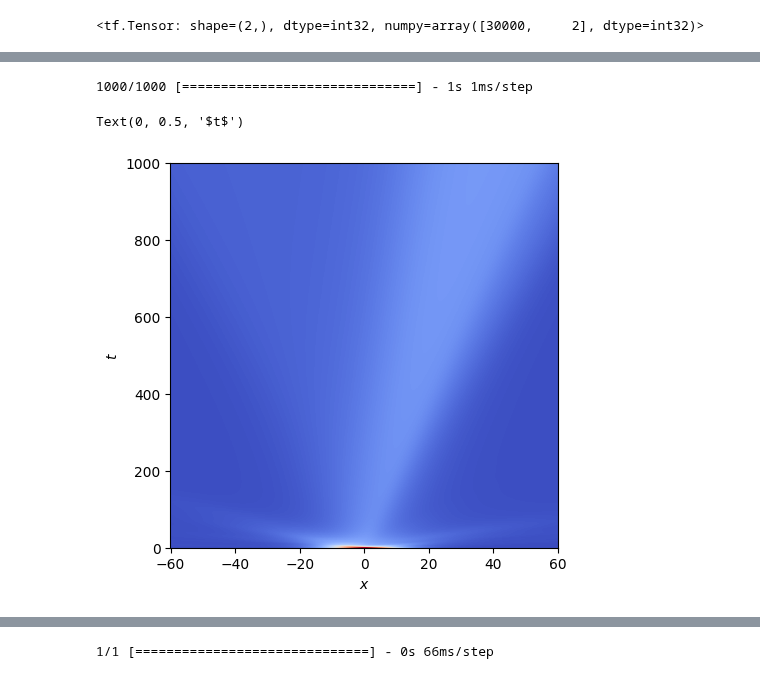
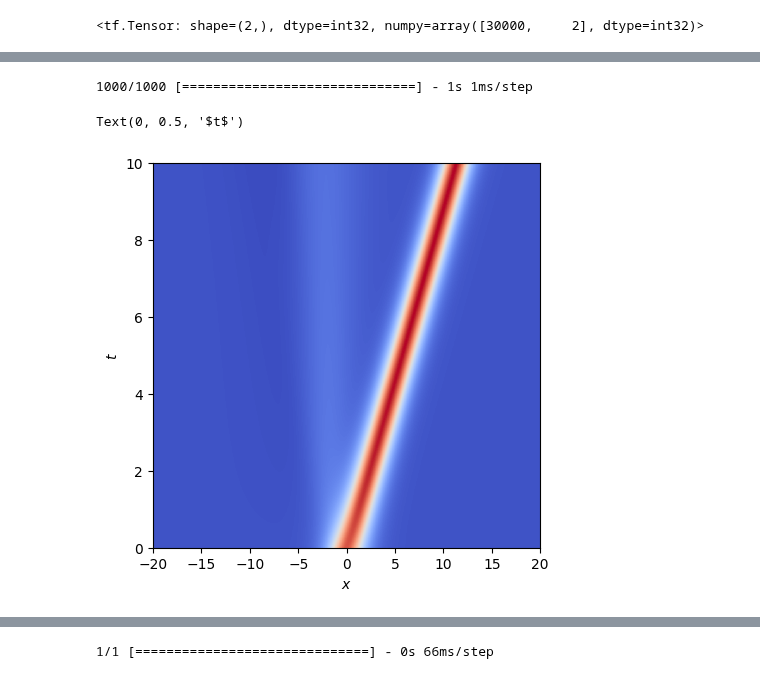
Before and after one commit to naiaseh/Trunk, a Jupyter notebook: PinnNew/KdVBDispersiveTail.ipynb, the cells around one changed output, grey strips where cells are left out. Drawn from its saved outputs; the diff is of its cells as text; code cells hidden in the pictures.

```diff
--- a/PinnNew/KdVBDispersiveTail.ipynb
+++ b/PinnNew/KdVBDispersiveTail.ipynb
@@ -41,25 +29,26 @@ b'/content/drive/MyDrive/Trunk/PinnNew'
 
 
 
-alpha = 0.01
-beta = 0.5
+alpha = 0.
+beta = 0.7
 gamma = 1.
 c0 = 1.
 k = 0.1
 phi = 2*k/gamma * 2 * (alpha + 2*beta*k)
 c = c0
-ampl = 2*k/gamma * (alpha + 6*beta*k)
-phi = phi/ampl
+phi = 0.
+ampl = 3*c0/gamma
+ultiplier = c0/(beta*4)
 
 
 def phi_function(tx):
     offset =  0.
-    ksi = tx[:, 1:2]-c*tx[:,0:1]+offset
-    u = 2*k/gamma *(2 * (alpha + 2*beta*k) + (alpha + 6*beta*k) * 1/tf.cosh(k*ksi)**2 )
-
+    ksi = tx[:, 1:2]-c0*tx[:,0:1]+offset
+    ampl = 3*c0/gamma
+    multiplier = c0/(beta*4)
+    u = ampl / tf.cosh(np.sqrt(multiplier)*ksi)**2
     u = tf.where(tf.math.is_nan(u), 0., u)
-    u = tf.where(tf.math.is_inf(u), 0., u)
-    return u/ampl
+    return u
 
 
 
@@ -68,7 +57,7 @@ def boundary_function(tx):
     return phi*tf.ones_like(tx[:, 1:])
 
 
-x_start =  -60.
-length = 60.
+x_start =  -50.
+length = 50.
 t0 = 0.
-time = 1000.
+time = 10.
@@ -126,9 +123,9 @@ tf.shape(tx_eqn)
 # %% [output]
 <tf.Tensor: shape=(2,), dtype=int32, numpy=array([30000,     2], dtype=int32)>
 # %%
-backbone = create_dense_model([64, 128, 64], activation='tanh', initializer='glorot_normal',\
+backbone = create_dense_model([32, 32, 32], activation='tanh', initializer='glorot_normal',\
     n_inputs=2, n_outputs=1)
-pinn = KdVBurgersPinn(backbone, alpha=alpha, beta=beta, gamma=gamma*ampl,c=0., loss_residual_weight = 1.)
+pinn = KdVBurgersPinn(backbone, alpha=alpha, beta=beta**2, gamma=gamma**2,c=0., loss_residual_weight = 1.)
 a0 = 1e-3
 decay_step = 1000
 rate = 0.95
@@ -185,29 +182,29 @@ plot_KdV_model(pinn.backbone, x_start,length, time, -0.5, 1., t0 = t0, save_path
 # %%
     from matplotlib.gridspec import GridSpec
 
     num_test_samples = 1000
     t_flat = np.linspace(t0, time, num_test_samples)
-    x_flat = np.linspace(x_start, length, num_test_samples)
+    x_flat = np.linspace(-20, 20, num_test_samples)
     t, x = np.meshgrid(t_flat, x_flat)
     tx = np.stack([t.flatten(), x.flatten()], axis=-1) #
     u = pinn.backbone.predict(tx, batch_size=num_test_samples)
     u = u.reshape(t.shape)
 
     # plot u(t,x) distribution as a color-map
     fig = plt.figure(figsize=(5,5))
     gs = GridSpec(1, 1)
     plt.subplot(gs[:, :])
     plt.pcolormesh(x, t, u, cmap = 'coolwarm', shading='auto')
     plt.xlabel('$x$')
     plt.ylabel('$t$')
     # cbar = plt.colorbar(pad=0.05, aspect=10, locationm = None)
     # cbar.set_label('u(t,x)')
     # cbar.mappable.set_clim(-1, 3)
     # plot u(t=const, x) cross-sections
 # %% [output]
 1000/1000 [==============================] - 1s 1ms/step
 Text(0, 0.5, '$t$')
-[figure, old version]
+[figure, new version]
 # %%
 def plot_snapshots(timeList,num_test_samples = 1000, phi_function = phi_function, pinn = pinn):
     x_flat = np.linspace(x_start, length, num_test_samples)
```
Also changed, not shown: parts of 13 cells of this notebook.
